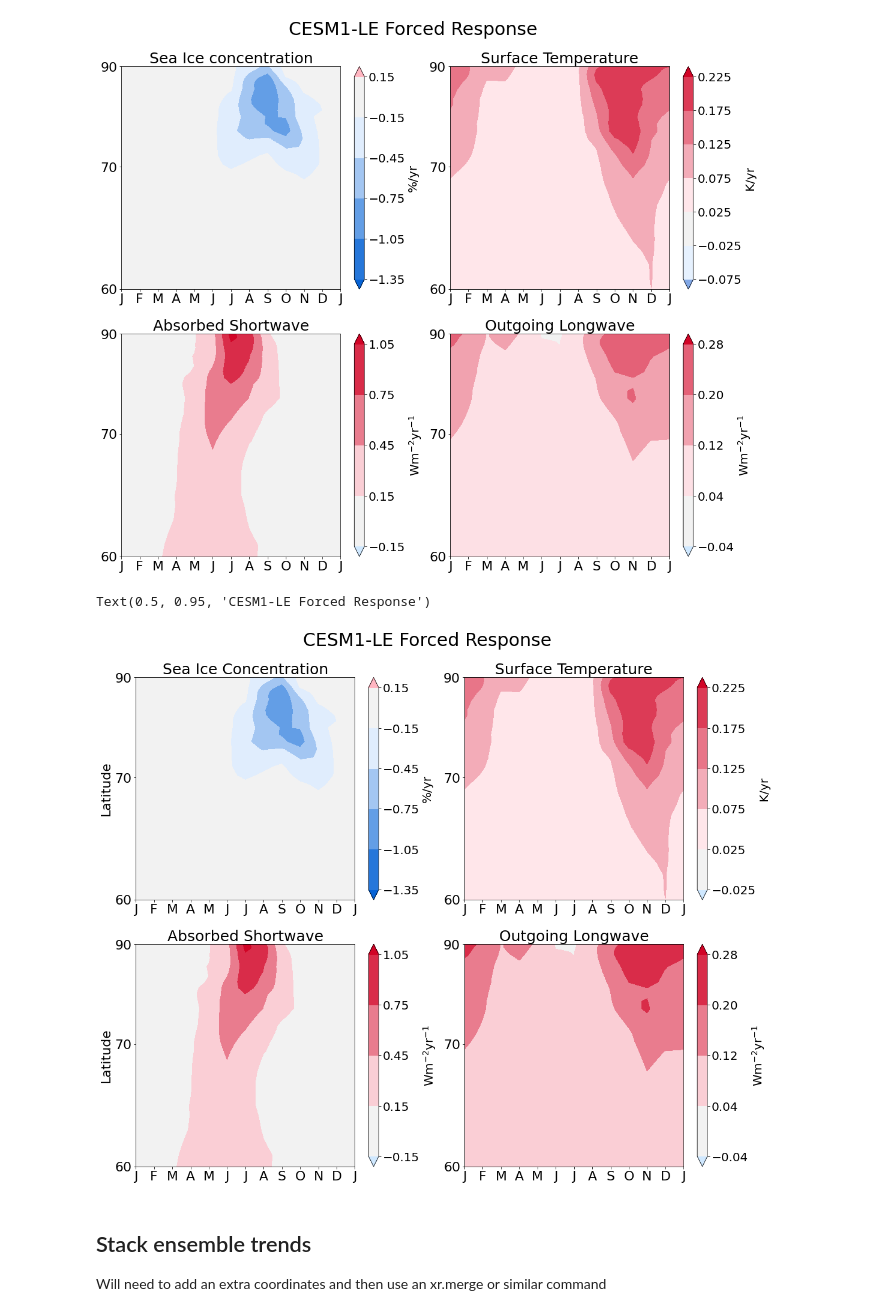
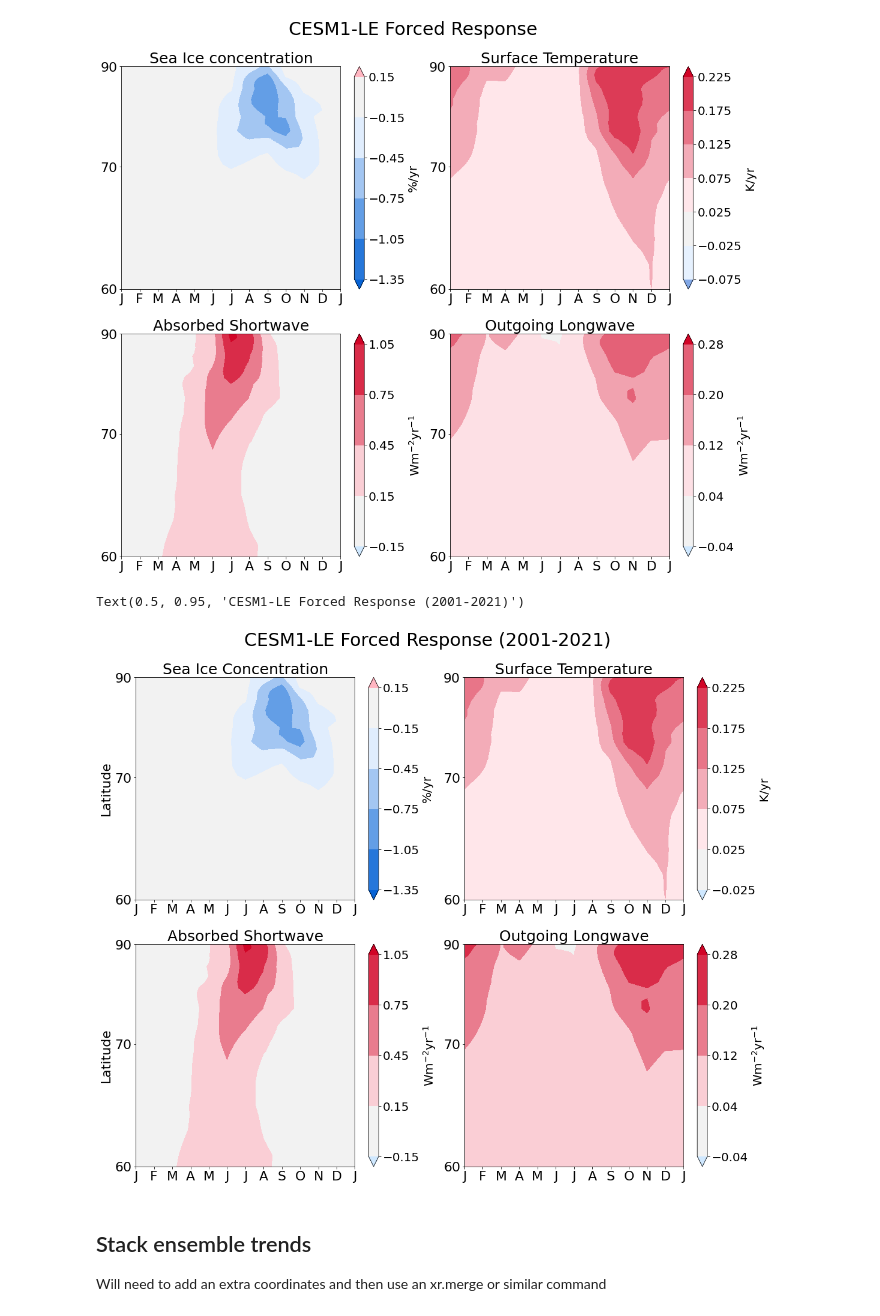
Before and after one commit to jshaw35/spectral_ice, a Jupyter notebook: figure1/cesm1le_forcedresponse.ipynb, the cells around one changed output. Saved outputs shown, nothing was run; the diff lists cells and outputs as text; code cells hidden in the pictures.

```diff
--- a/figure1/cesm1le_forcedresponse.ipynb
+++ b/figure1/cesm1le_forcedresponse.ipynb
@@ -572,34 +572,34 @@ im1.cmap.set_under((0.81,0.91,1.00))
 axes[1].set_title('Surface Temperature',fontsize=25)
 cbar1 = plt.colorbar(im1,ax=axes[1])
 cbar1.ax.tick_params(labelsize=20)
 cbar1.set_label(label='K/yr',fontsize=20)
 
 lat_weighted2 = np.sin(np.pi/180*asr_trends_wrapped['lat'])
 cmap2 = copy.copy(palette)
 im2 = axes[2].contourf(asr_trends_wrapped['month'],lat_weighted2,asr_trends_wrapped.transpose('lat','month'),
                        cmap=cmap2,extend='both',levels=np.arange(-0.15,1.06,0.30),vmin=-1.05,vmax=1.05)
 im2.cmap.set_under((0.81,0.91,1.00))
 # stip = axes[2].contourf(asr_statsig_wrapped['month'],lat_weighted2,asr_statsig_wrapped.transpose('lat','month'), colors='none',levels=[0,99,100],
 #                         hatches=[None,'//'],extend='neither')
 axes[2].set_title('Absorbed Shortwave',fontsize=25)
 cbar2 = plt.colorbar(im2,ax=axes[2])
 cbar2.ax.tick_params(labelsize=20)
 cbar2.set_label(label='Wm$^{-2}$yr$^{-1}$',fontsize=20)
 
 lat_weighted3 = np.sin(np.pi/180*olr_trends_wrapped['lat'])
 cmap3 = copy.copy(palette)
 im3 = axes[3].contourf(olr_trends_wrapped['month'],lat_weighted3,olr_trends_wrapped.transpose('lat','month'),
                        cmap=cmap3,extend='both',levels=np.arange(-0.04,0.36,0.08),vmin=-0.28,vmax=0.28)
 im3.cmap.set_under((0.81,0.91,1.00))
 # stip = axes[3].contourf(olr_statsig_wrapped['month'],lat_weighted3,olr_statsig_wrapped.transpose('lat','month'), colors='none',levels=[0,99,100],
 #                         hatches=[None,'//'],extend='neither')
 axes[3].set_title('Outgoing Longwave',fontsize=25)
 cbar3 = plt.colorbar(im3,ax=axes[3])
 cbar3.ax.tick_params(labelsize=20)
 cbar3.set_label(label='Wm$^{-2}$yr$^{-1}$',fontsize=20)
 
-fig1.suptitle('CESM1-LE Forced Response',fontsize=30,y=0.95)
+fig1.suptitle('CESM1-LE Forced Response (2001-2021)',fontsize=30,y=0.95)
 # %% [output]
-Text(0.5, 0.95, 'CESM1-LE Forced Response')
+Text(0.5, 0.95, 'CESM1-LE Forced Response (2001-2021)')
-[figure, old version]
+[figure, new version]
 # %%
```
Also changed, not shown: parts of 1 cell of this notebook.
